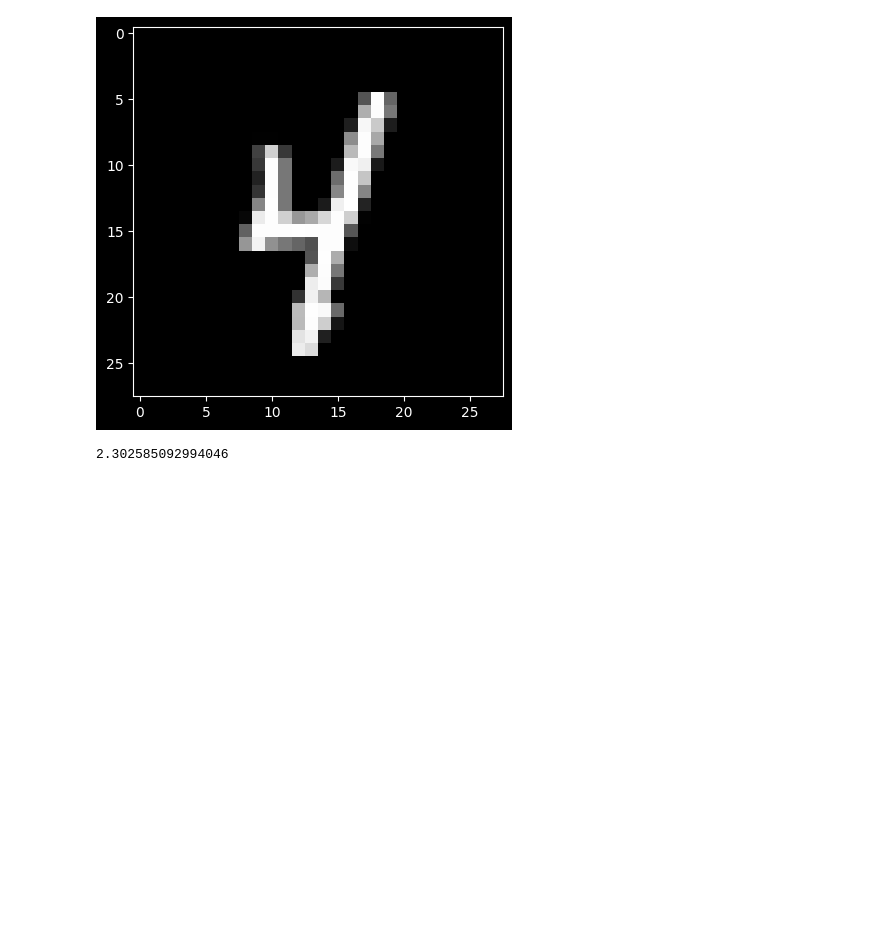
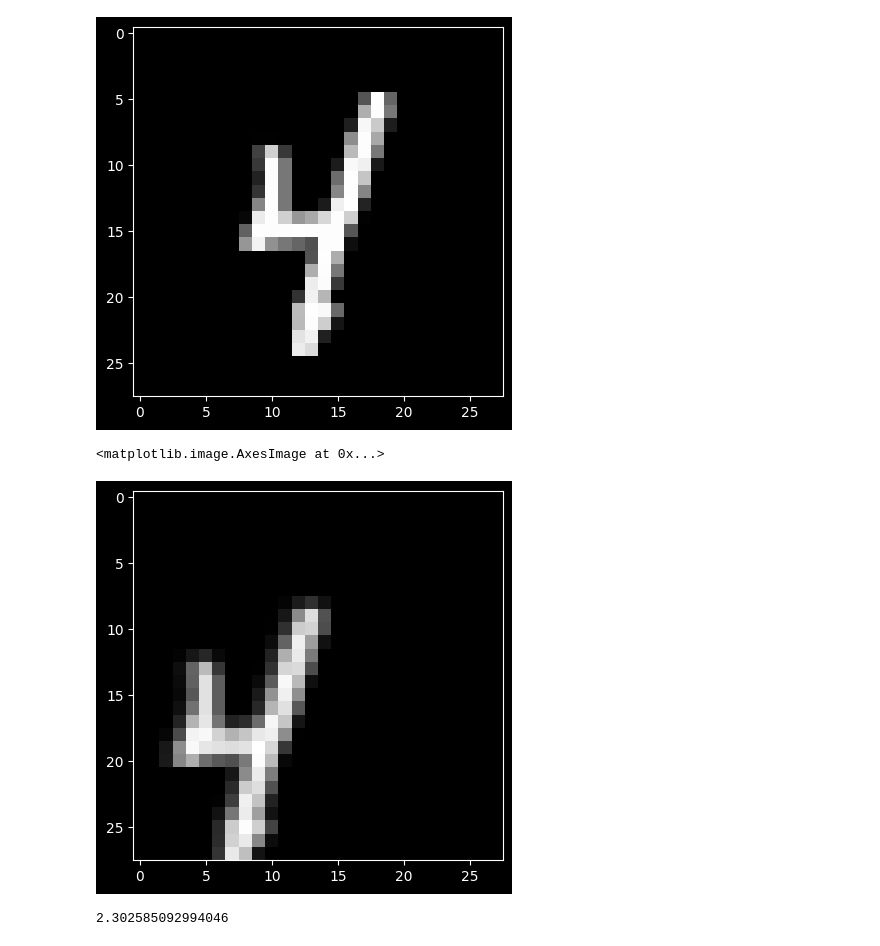
Before and after one commit to Batmaev/segmentation_of_forests, a Jupyter notebook: mnist.ipynb, the cells around one changed output. Drawn from its saved outputs; the diff is of its cells as text; code cells hidden in the pictures; blank space fills up the shorter version.

Commit message:
added shifted image

```diff
--- a/mnist.ipynb
+++ b/mnist.ipynb
@@ -23,10 +23,19 @@ def normalize_img(image, label):
 ds_train = ds_train.map(normalize_img)
 ds_test = ds_test.map(normalize_img)
 # %%
-plt.imshow(ds_train.take(1).get_single_element()[0], cmap='gray')
+one_img = ds_train.take(1).get_single_element()[0]
+plt.imshow(one_img, cmap='gray')
 # %% [output]
 <matplotlib.image.AxesImage at 0x...>
 [figure]
+# %%
+plt.imshow(
+    keras_cv.layers.RandomTranslation(0.25, 0.25)(one_img[None, ...])[0],
+    cmap='gray'
+)
+# %% [output]
+<matplotlib.image.AxesImage at 0x...>
+[figure, added]
 # %%
 # Максимально возможная взаимная информация
 np.log(10)
```
